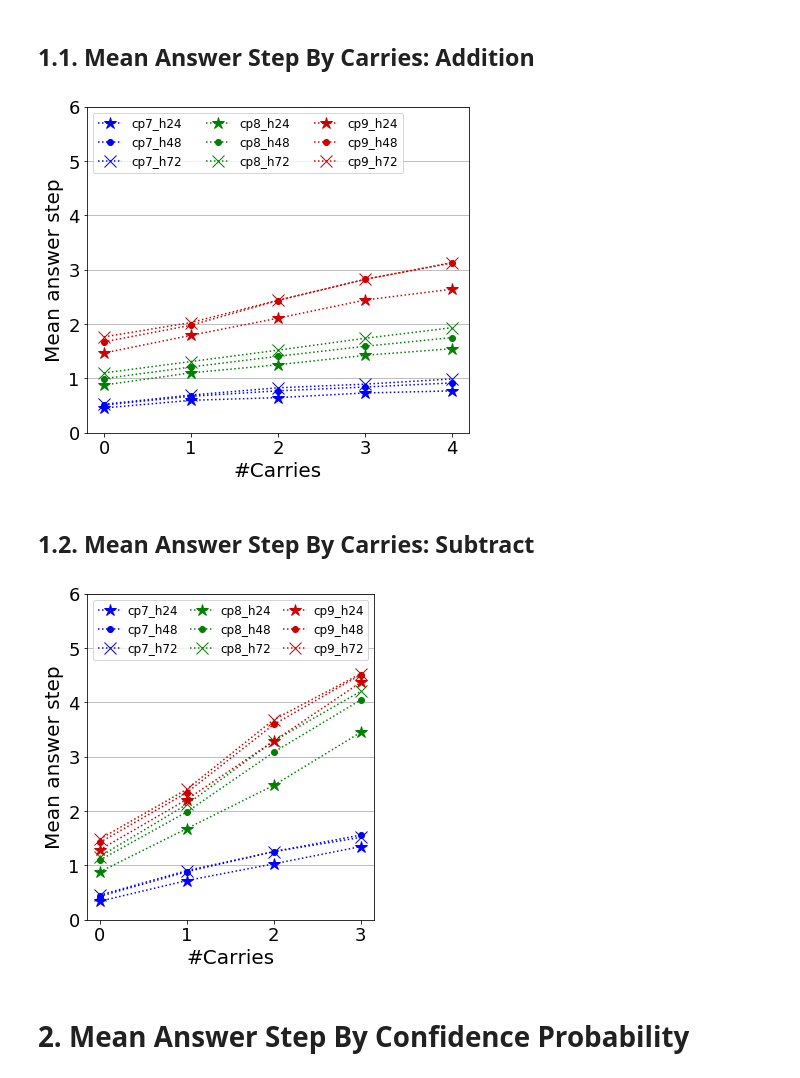
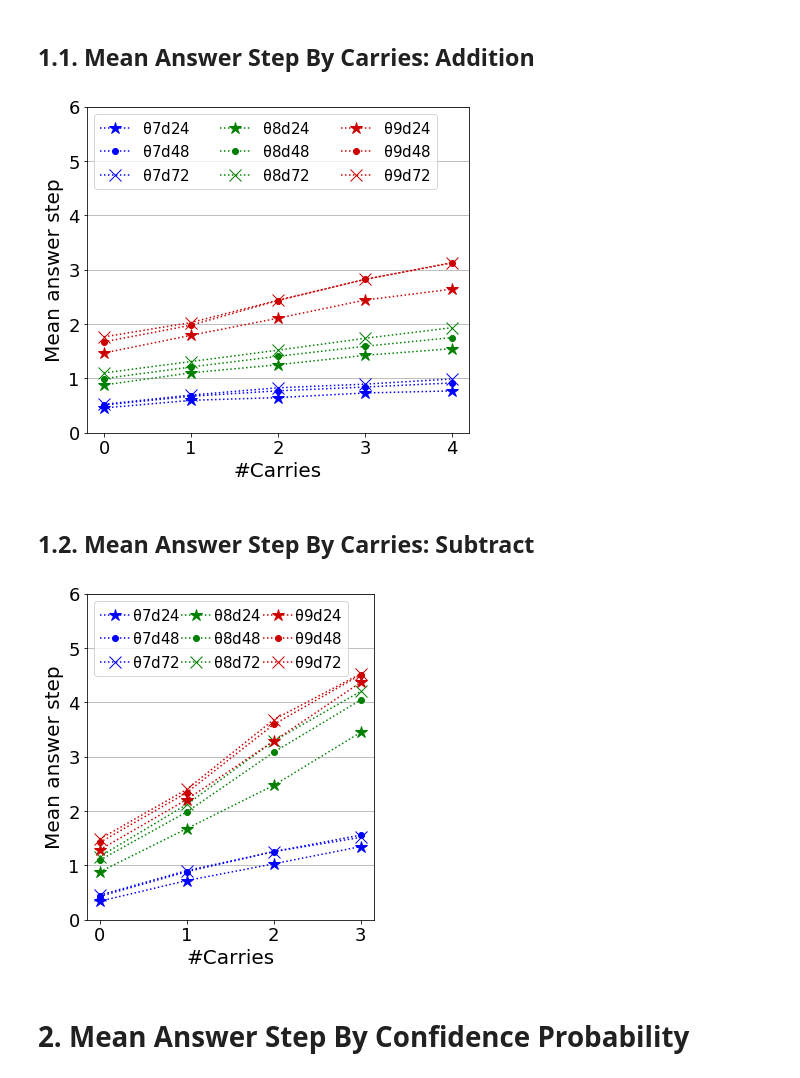
Before and after one commit to sungjae-cho/arithmetic-neural-nets, a Jupyter notebook: 02-1_plot_run_info_stat_iccm2019.ipynb, the cells around one changed output. Saved outputs shown, nothing was run; the diff lists cells and outputs as text; code cells hidden in the pictures.

Commit message:
Update plot images for iccm2019.

```diff
--- a/02-1_plot_run_info_stat_iccm2019.ipynb
+++ b/02-1_plot_run_info_stat_iccm2019.ipynb
@@ -51,53 +51,53 @@ markersize = 12
 y = df_mean_answer_step_by_carries_add_cp7_h24.groupby('carries').mean()['mean_answer_steps'].values
 e = df_mean_answer_step_by_carries_add_cp7_h24.groupby('carries').std()['mean_answer_steps'].values
 #plt.errorbar(x, y, e, fmt='r:o', ecolor='orange', capsize=3, label='cp7_h24')
-plt.plot(x, y, color='b', linestyle=':', marker='*', markersize=markersize, label='cp7_h24')
+plt.plot(x, y, color='b', linestyle=':', marker='*', markersize=markersize, label=r'$\mathtt{\theta}$7d24')
 
 y = df_mean_answer_step_by_carries_add_cp7_h48.groupby('carries').mean()['mean_answer_steps'].values
 e = df_mean_answer_step_by_carries_add_cp7_h48.groupby('carries').std()['mean_answer_steps'].values
 #plt.errorbar(x, y, e, fmt='r:o', ecolor='orange', capsize=3, label='cp7_h48')
-plt.plot(x, y, color='b', linestyle=':', marker='.', markersize=markersize, label='cp7_h48')
+plt.plot(x, y, color='b', linestyle=':', marker='.', markersize=markersize, label=r'$\mathtt{\theta}$7d48')
 
 y = df_mean_answer_step_by_carries_add_cp7_h72.groupby('carries').mean()['mean_answer_steps'].values
 e = df_mean_answer_step_by_carries_add_cp7_h72.groupby('carries').std()['mean_answer_steps'].values
 #plt.errorbar(x, y, e, fmt='r:o', ecolor='orange', capsize=3, label='cp7_h72')
-plt.plot(x, y, color='b', linestyle=':', marker='x', markersize=markersize, label='cp7_h72')
+plt.plot(x, y, color='b', linestyle=':', marker='x', markersize=markersize, label=r'$\mathtt{\theta}$7d72')
 
 y = df_mean_answer_step_by_carries_add_cp8_h24.groupby('carries').mean()['mean_answer_steps'].values
 e = df_mean_answer_step_by_carries_add_cp8_h24.groupby('carries').std()['mean_answer_steps'].values
 #plt.errorbar(x, y, e, fmt='b:o', ecolor='orange', capsize=3, label='cp8_h24')
-plt.plot(x, y, color='g', linestyle=':', marker='*', markersize=markersize, label='cp8_h24')
+plt.plot(x, y, color='g', linestyle=':', marker='*', markersize=markersize, label=r'$\mathtt{\theta}$8d24')
 
 y = df_mean_answer_step_by_carries_add_cp8_h48.groupby('carries').mean()['mean_answer_steps'].values
 e = df_mean_answer_step_by_carries_add_cp8_h48.groupby('carries').std()['mean_answer_steps'].values
 #plt.errorbar(x, y, e, fmt='b:o', ecolor='orange', capsize=3, label='cp8_h48')
-plt.plot(x, y, color='g', linestyle=':', marker='.', markersize=markersize, label='cp8_h48')
+plt.plot(x, y, color='g', linestyle=':', marker='.', markersize=markersize, label=r'$\mathtt{\theta}$8d48')
 
 y = df_mean_answer_step_by_carries_add_cp8_h72.groupby('carries').mean()['mean_answer_steps'].values
 e = df_mean_answer_step_by_carries_add_cp8_h72.groupby('carries').std()['mean_answer_steps'].values
 #plt.errorbar(x, y, e, fmt='b:o', ecolor='orange', capsize=3, label='cp8_h72')
-plt.plot(x, y, color='g', linestyle=':', marker='x', markersize=markersize, label='cp8_h72')
+plt.plot(x, y, color='g', linestyle=':', marker='x', markersize=markersize, label=r'$\mathtt{\theta}$8d72')
 
 y = df_mean_answer_step_by_carries_add_cp9_h24.groupby('carries').mean()['mean_answer_steps'].values
 e = df_mean_answer_step_by_carries_add_cp9_h24.groupby('carries').std()['mean_answer_steps'].values
 #plt.errorbar(x, y, e, fmt='g:o', ecolor='orange', capsize=3, label='cp9_h24')
-plt.plot(x, y, color='#cc0000', linestyle=':', marker='*', markersize=markersize, label='cp9_h24')
+plt.plot(x, y, color='#cc0000', linestyle=':', marker='*', markersize=markersize, label=r'$\mathtt{\theta}$9d24')
 
 y = df_mean_answer_step_by_carries_add_cp9_h48.groupby('carries').mean()['mean_answer_steps'].values
 e = df_mean_answer_step_by_carries_add_cp9_h48.groupby('carries').std()['mean_answer_steps'].values
 #plt.errorbar(x, y, e, fmt='g:o', ecolor='orange', capsize=3, label='cp9_h48')
-plt.plot(x, y, color='#cc0000', linestyle=':', marker='.', markersize=markersize, label='cp9_h48')
+plt.plot(x, y, color='#cc0000', linestyle=':', marker='.', markersize=markersize, label=r'$\mathtt{\theta}$9d48')
 
 y = df_mean_answer_step_by_carries_add_cp9_h72.groupby('carries').mean()['mean_answer_steps'].values
 e = df_mean_answer_step_by_carries_add_cp9_h72.groupby('carries').std()['mean_answer_steps'].values
 #plt.errorbar(x, y, e, fmt='g:o', ecolor='orange', capsize=3, label='cp9_h72')
-plt.plot(x, y, color='#cc0000', linestyle=':', marker='x', markersize=markersize, label='cp9_h72')
+plt.plot(x, y, color='#cc0000', linestyle=':', marker='x', markersize=markersize, label=r'$\mathtt{\theta}$9d72')
 
-plt.legend(ncol=3, loc='upper left', fontsize=12)
+plt.legend(ncol=3, loc='upper left', fontsize=15)
 
 save_fig('mean_answer_step_by_carries-add', 'iccm2019')
 # %% [output]
-[figure, old version]
+[figure, new version]
 # %% [markdown]
 ## 1.2. Mean Answer Step By Carries: Subtract
 # %%
@@ -130,53 +130,53 @@ markersize = 12
 y = df_mean_answer_step_by_carries_sub_cp7_h24.groupby('carries').mean()['mean_answer_steps'].values
 e = df_mean_answer_step_by_carries_sub_cp7_h24.groupby('carries').std()['mean_answer_steps'].values
 #plt.errorbar(x, y, e, fmt='r:o', ecolor='orange', capsize=3, label='cp7_h24')
-plt.plot(x, y, color='b', linestyle=':', marker='*', markersize=markersize, label='cp7_h24')
+plt.plot(x, y, color='b', linestyle=':', marker='*', markersize=markersize, label=r'$\mathtt{\theta}$7d24')
 
 y = df_mean_answer_step_by_carries_sub_cp7_h48.groupby('carries').mean()['mean_answer_steps'].values
 e = df_mean_answer_step_by_carries_sub_cp7_h48.groupby('carries').std()['mean_answer_steps'].values
 #plt.errorbar(x, y, e, fmt='r:o', ecolor='orange', capsize=3, label='cp7_h48')
-plt.plot(x, y, color='b', linestyle=':', marker='.', markersize=markersize, label='cp7_h48')
+plt.plot(x, y, color='b', linestyle=':', marker='.', markersize=markersize, label=r'$\mathtt{\theta}$7d48')
 
 y = df_mean_answer_step_by_carries_sub_cp7_h72.groupby('carries').mean()['mean_answer_steps'].values
 e = df_mean_answer_step_by_carries_sub_cp7_h72.groupby('carries').std()['mean_answer_steps'].values
 #plt.errorbar(x, y, e, fmt='r:o', ecolor='orange', capsize=3, label='cp7_h72')
-plt.plot(x, y, color='b', linestyle=':', marker='x', markersize=markersize, label='cp7_h72')
+plt.plot(x, y, color='b', linestyle=':', marker='x', markersize=markersize, label=r'$\mathtt{\theta}$7d72')
 
 y = df_mean_answer_step_by_carries_sub_cp8_h24.groupby('carries').mean()['mean_answer_steps'].values
 e = df_mean_answer_step_by_carries_sub_cp8_h24.groupby('carries').std()['mean_answer_steps'].values
 #plt.errorbar(x, y, e, fmt='b:o', ecolor='orange', capsize=3, label='cp8_h24')
-plt.plot(x, y, color='g', linestyle=':', marker='*', markersize=markersize, label='cp8_h24')
+plt.plot(x, y, color='g', linestyle=':', marker='*', markersize=markersize, label=r'$\mathtt{\theta}$8d24')
 
 y = df_mean_answer_step_by_carries_sub_cp8_h48.groupby('carries').mean()['mean_answer_steps'].values
 e = df_mean_answer_step_by_carries_sub_cp8_h48.groupby('carries').std()['mean_answer_steps'].values
 #plt.errorbar(x, y, e, fmt='b:o', ecolor='orange', capsize=3, label='cp8_h48')
-plt.plot(x, y, color='g', linestyle=':', marker='.', markersize=markersize, label='cp8_h48')
+plt.plot(x, y, color='g', linestyle=':', marker='.', markersize=markersize, label=r'$\mathtt{\theta}$8d48')
 
 y = df_mean_answer_step_by_carries_sub_cp8_h72.groupby('carries').mean()['mean_answer_steps'].values
 e = df_mean_answer_step_by_carries_sub_cp8_h72.groupby('carries').std()['mean_answer_steps'].values
 #plt.errorbar(x, y, e, fmt='b:o', ecolor='orange', capsize=3, label='cp8_h72')
-plt.plot(x, y, color='g', linestyle=':', marker='x', markersize=markersize, label='cp8_h72')
+plt.plot(x, y, color='g', linestyle=':', marker='x', markersize=markersize, label=r'$\mathtt{\theta}$8d72')
 
 y = df_mean_answer_step_by_carries_sub_cp9_h24.groupby('carries').mean()['mean_answer_steps'].values
 e = df_mean_answer_step_by_carries_sub_cp9_h24.groupby('carries').std()['mean_answer_steps'].values
 #plt.errorbar(x, y, e, fmt='g:o', ecolor='orange', capsize=3, label='cp9_h24')
-plt.plot(x, y, color='#cc0000', linestyle=':', marker='*', markersize=markersize, label='cp9_h24')
+plt.plot(x, y, color='#cc0000', linestyle=':', marker='*', markersize=markersize, label=r'$\mathtt{\theta}$9d24')
 
 y = df_mean_answer_step_by_carries_sub_cp9_h48.groupby('carries').mean()['mean_answer_steps'].values
 e = df_mean_answer_step_by_carries_sub_cp9_h48.groupby('carries').std()['mean_answer_steps'].values
 #plt.errorbar(x, y, e, fmt='g:o', ecolor='orange', capsize=3, label='cp9_h48')
-plt.plot(x, y, color='#cc0000', linestyle=':', marker='.', markersize=markersize, label='cp9_h48')
+plt.plot(x, y, color='#cc0000', linestyle=':', marker='.', markersize=markersize, label=r'$\mathtt{\theta}$9d48')
 
 y = df_mean_answer_step_by_carries_sub_cp9_h72.groupby('carries').mean()['mean_answer_steps'].values
 e = df_mean_answer_step_by_carries_sub_cp9_h72.groupby('carries').std()['mean_answer_steps'].values
 #plt.errorbar(x, y, e, fmt='g:o', ecolor='orange', capsize=3, label='cp9_h72')
-plt.plot(x, y, color='#cc0000', linestyle=':', marker='x', markersize=markersize, label='cp9_h72')
+plt.plot(x, y, color='#cc0000', linestyle=':', marker='x', markersize=markersize, label=r'$\mathtt{\theta}$9d72')
 
-plt.legend(ncol=3, loc='upper left', fontsize=12, handletextpad=0.5, columnspacing=1)
+plt.legend(ncol=3, loc='upper left', fontsize=15, handletextpad=0.1, columnspacing=0.1)
 
 save_fig('mean_answer_step_by_carries-sub', 'iccm2019')
 # %% [output]
-[figure, old version]
+[figure, new version]
 # %% [markdown]
 # 2. Mean Answer Step By Confidence Probability
 # %% [markdown]
```
Also changed, not shown: parts of 4 cells of this notebook, 6 other files.
